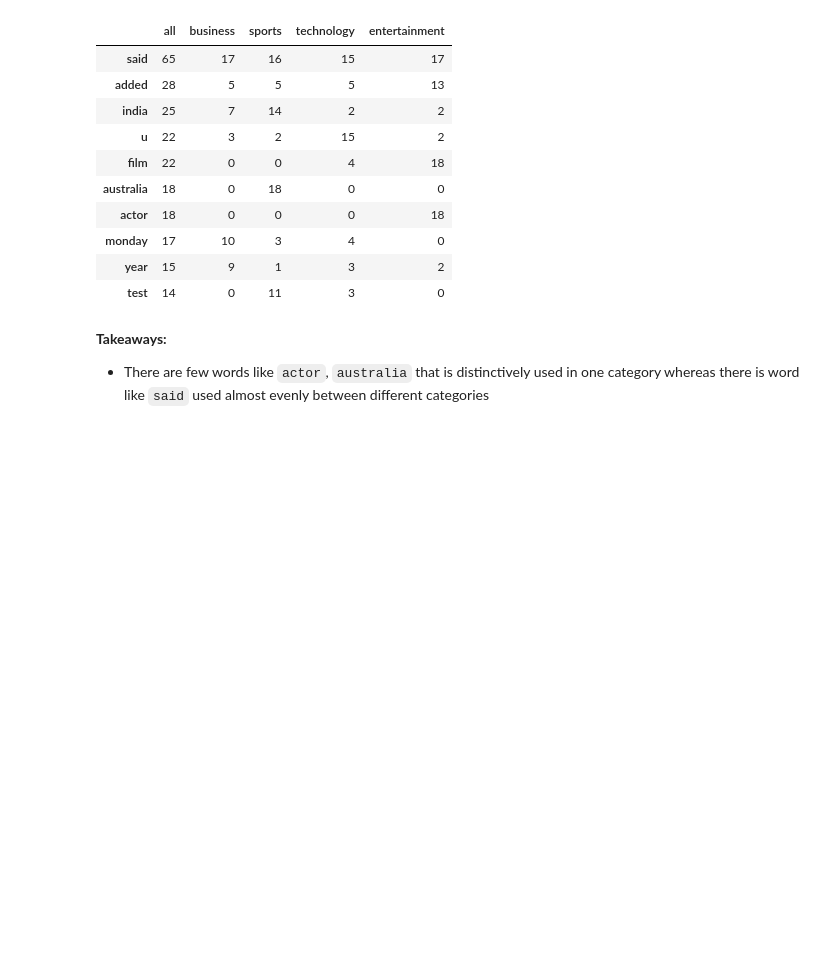
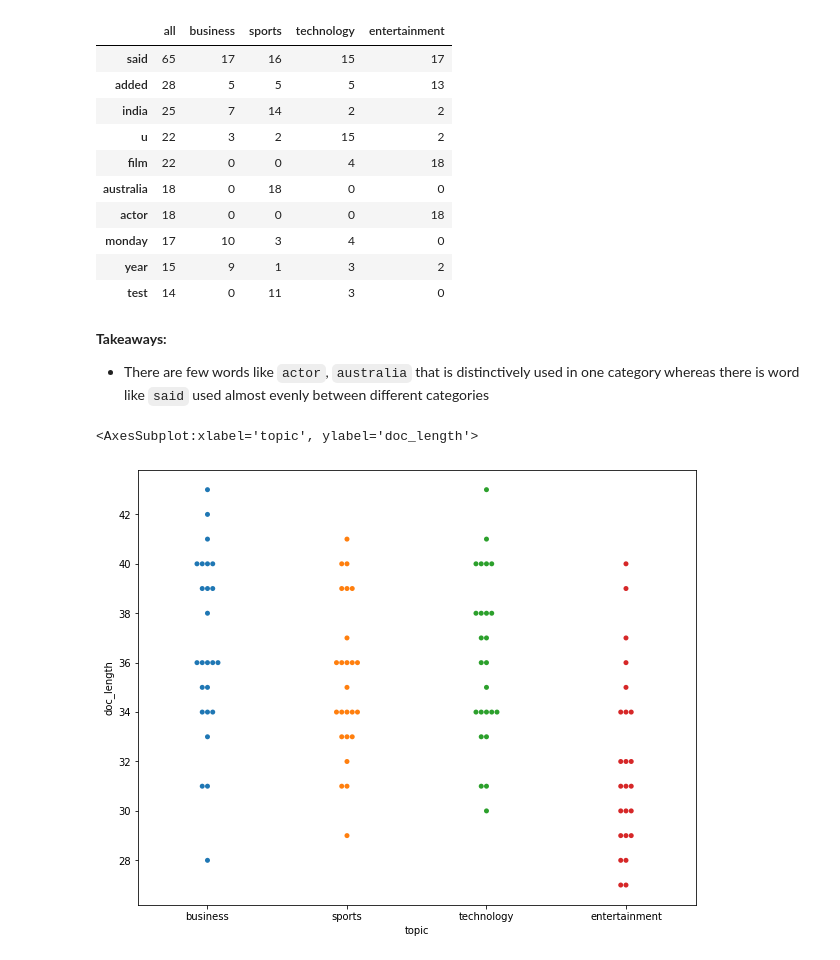
Before and after one commit to MainaliB/NLP, a Jupyter notebook: exploration-lesson.ipynb, the cells around one changed output. Cells and saved outputs as stored; diff of their text form; code cells hidden in the pictures; blank space fills up the shorter version.

```diff
--- a/exploration-lesson.ipynb
+++ b/exploration-lesson.ipynb
@@ -633,3 +634,10 @@ words_count.sort_values('all', ascending = False).head(10)
 # %% [markdown]
 **Takeaways:**
 - There are few words like `actor`, `australia` that is distinctively used in one category whereas there is word like `said` used almost evenly between different categories
+# %%
+news_df['doc_length'] = [len(word_list) for word_list in news_df.words]
+# %%
+sns.swarmplot(news_df.topic, news_df.doc_length)
+# %% [output]
+<AxesSubplot:xlabel='topic', ylabel='doc_length'>
+[figure, added]
```
Also changed, not shown: parts of 18 cells of this notebook.
